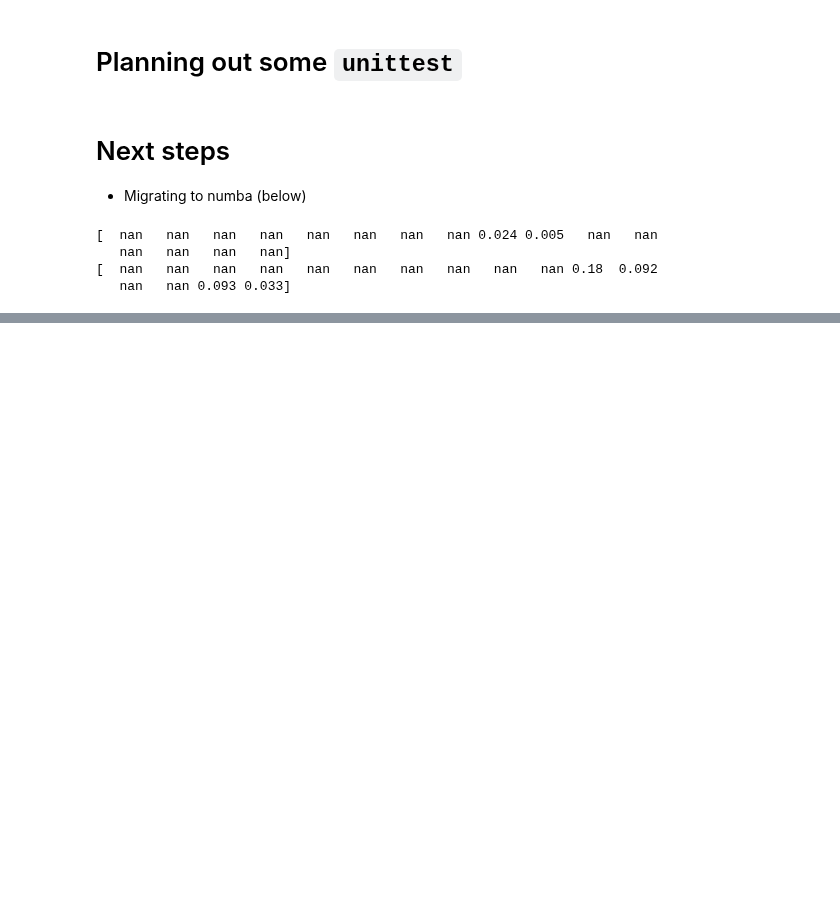
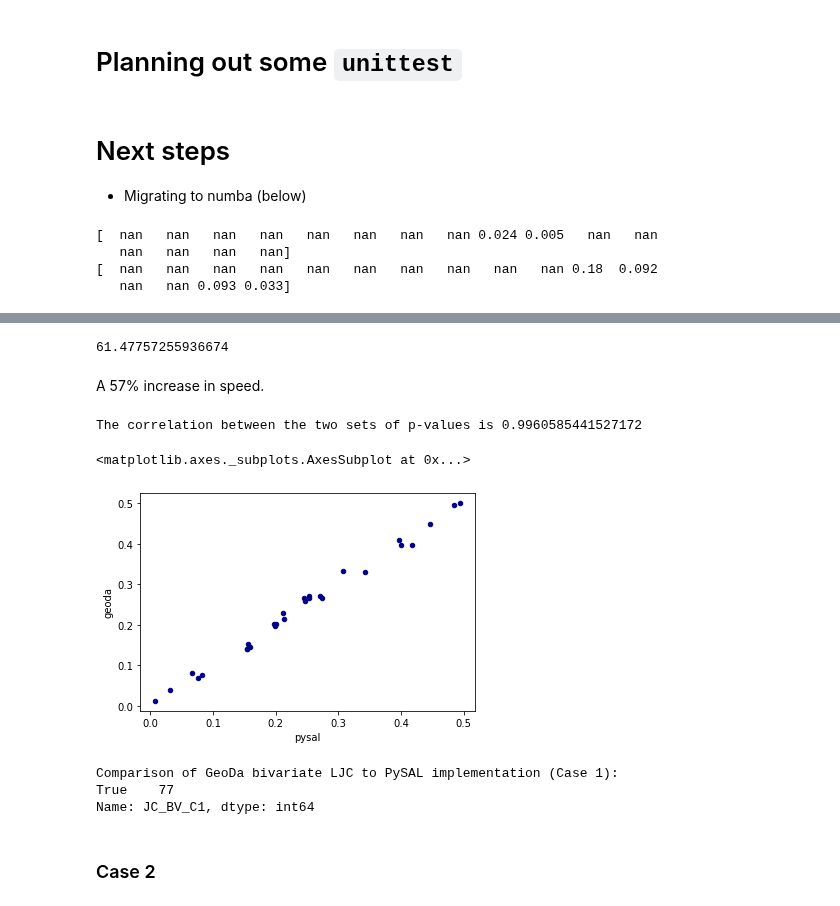
Before and after one commit to jeffcsauer/GSOC2020, a Jupyter notebook: validation/Validation_LJC_bivariate.ipynb, the cells around one changed output, grey strips where cells are left out. Saved outputs shown, nothing was run; the diff lists cells and outputs as text; code cells hidden in the pictures; blank space fills up the shorter version.

```diff
--- a/validation/Validation_LJC_bivariate.ipynb
+++ b/validation/Validation_LJC_bivariate.ipynb
@@ -798,6 +810,11 @@ class Local_Join_Count_BV(BaseEstimator):
         x = np.asarray(x).flatten()
         z = np.asarray(z).flatten()
 
+        # Need to ensure that the np.array() are of
+        # dtype='float' for numba
+        x = np.array(x, dtype='float')
+        z = np.array(z, dtype='float')
+
         w = self.connectivity
         # Fill the diagonal with 0s
         w = weights.util.fill_diagonal(w, val=0)
@@ -1028,0 +951,2 @@ def compute_chunk(
+# %%
+LJC_BV_Case1_v2 = Local_Join_Count_BV(connectivity=w).fit(commpop['popneg'], commpop['popplus'], case='BJC')
@@ -1028,0 +965,29 @@ def compute_chunk(
+# %%
+((37.9-14.6)/37.9)*100
+# %% [output]
+61.47757255936674
+# %% [markdown]
+A 57% increase in speed.
+# %%
+# Assess correlation between p-values
+corrdf = pd.DataFrame(LJC_BV_Case1_v2.p_sim, commpop.PP_VAL_BV_C1).reset_index()
+corrdf.columns = ['pysal', 'geoda']
+print("The correlation between the two sets of p-values is", corrdf['pysal'].corr(corrdf['geoda']))
+
+corrdf.plot.scatter(x='pysal',
+                    y='geoda',
+                    c='DarkBlue')
+# %% [output]
+The correlation between the two sets of p-values is 0.9960585441527172
+<matplotlib.axes._subplots.AxesSubplot at 0x...>
+[figure, added]
+# %%
+print("Comparison of GeoDa bivariate LJC to PySAL implementation (Case 1):")
+results = LJC_BV_Case1_v2.LJC == commpop['JC_BV_C1']
+print(results.value_counts())
+# %% [output]
+Comparison of GeoDa bivariate LJC to PySAL implementation (Case 1):
+True    77
+Name: JC_BV_C1, dtype: int64
+# %% [markdown]
+### Case 2
```
Also changed, not shown: parts of 27 cells of this notebook, 6 other files.
